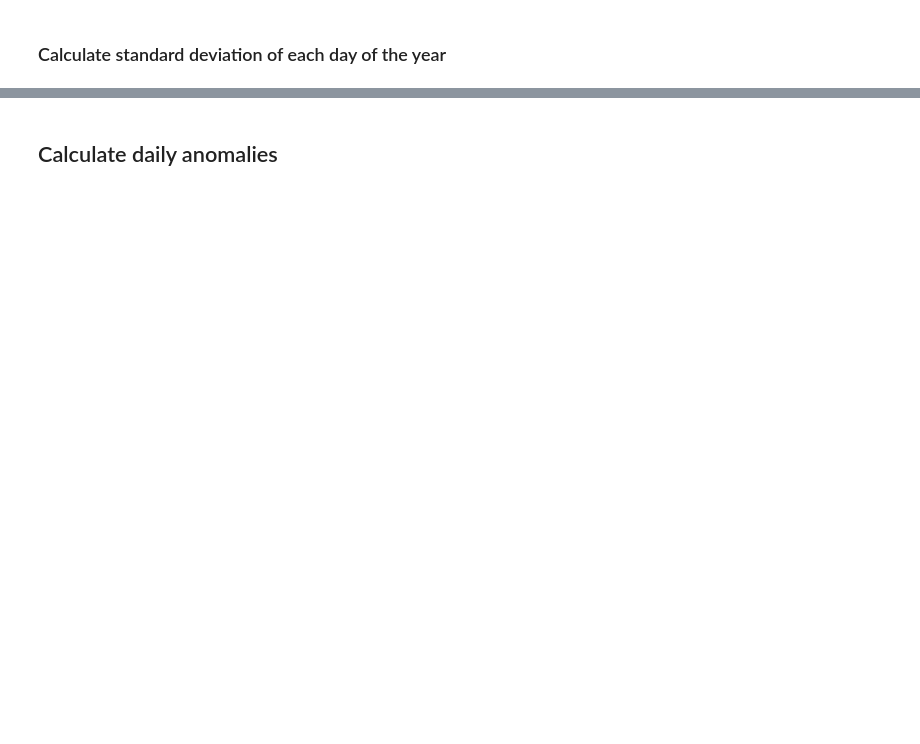
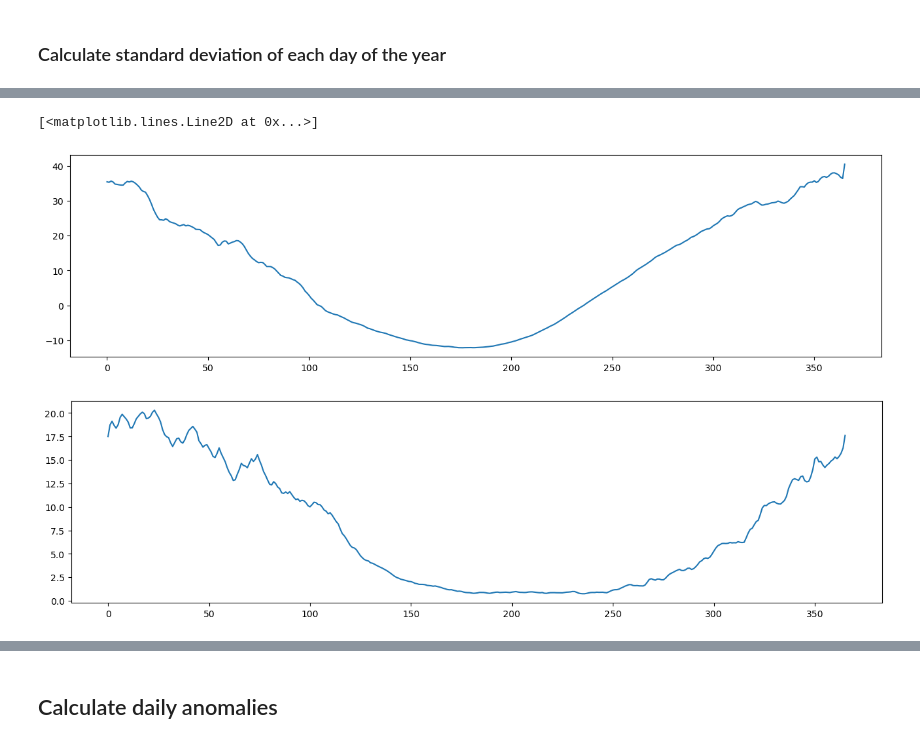
Before and after one commit to ZhengWinnieWu/course_statistics, a Jupyter notebook: unit2/mean_anomaly_calculation.ipynb, the cells around one changed output, grey strips where cells are left out. Saved outputs shown, nothing was run; the diff lists cells and outputs as text; code cells hidden in the pictures; blank space fills up the shorter version.

```diff
--- a/unit2/mean_anomaly_calculation.ipynb
+++ b/unit2/mean_anomaly_calculation.ipynb
@@ -54,10 +119,15 @@ u1060_std
 # %%
 # plot u1060_clim data
 fig = plt.figure(figsize =(16, 4))
-
+plt.plot(u1060_clim)
 
 # plot u1060_std data
 fig = plt.figure(figsize =(16, 4))
+plt.plot(u1060_std)
+# %% [output]
+[<matplotlib.lines.Line2D at 0x...>]
+[figure, added]
+[figure, added]
 # %%
 # plot u1060_clim data
 fig = plt.figure(figsize =(16, 4))
```
Also changed, not shown: parts of 10 cells of this notebook.
